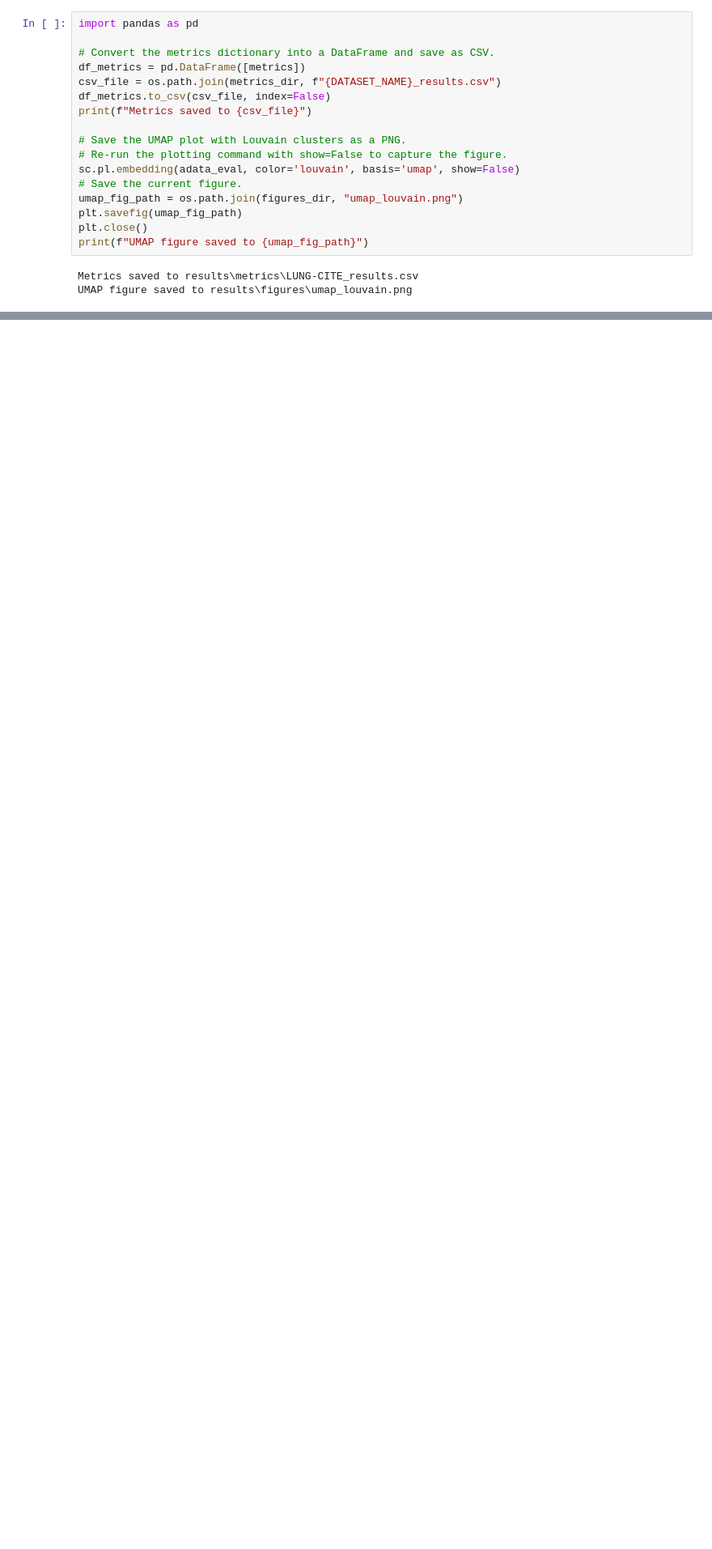
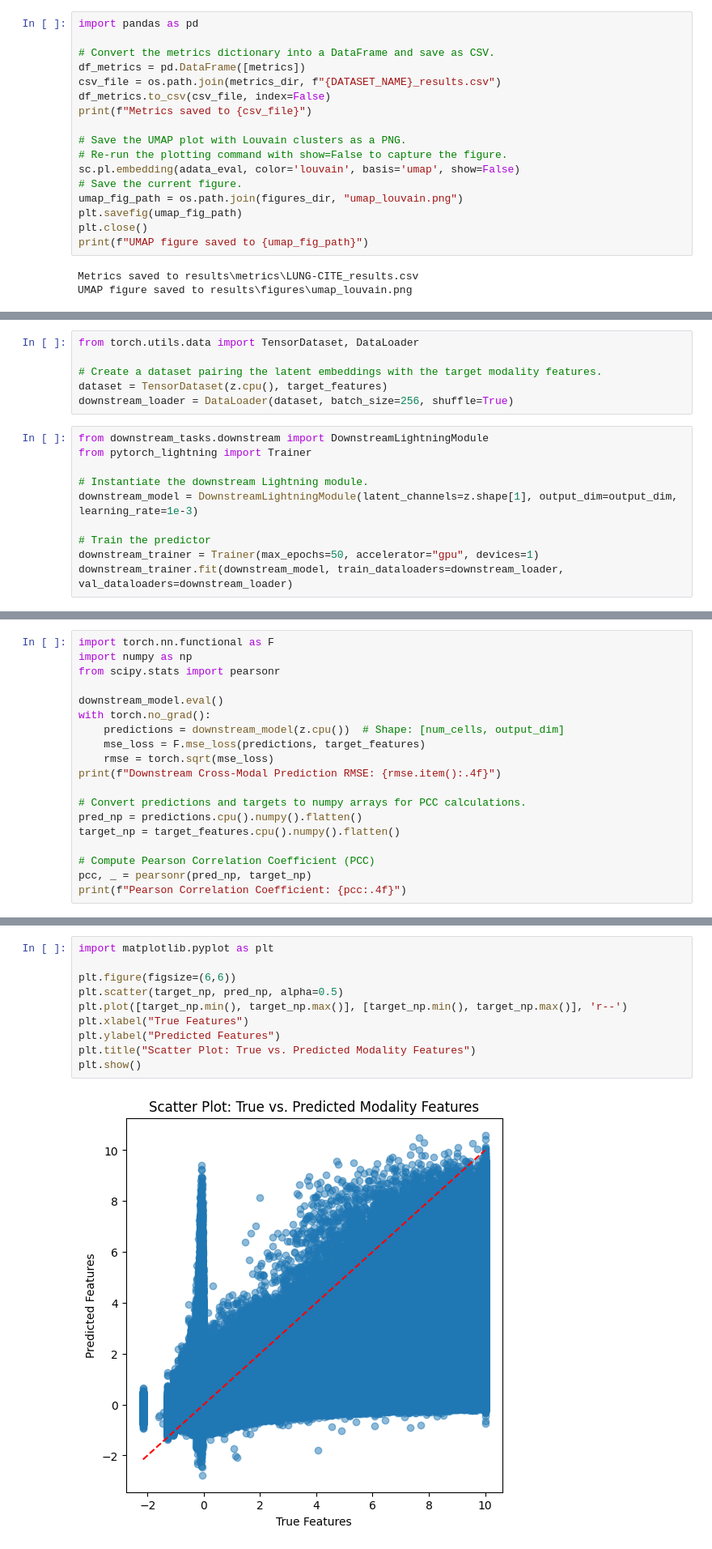
Before and after one commit to ZW471/MultiOmicsIntegration, a Jupyter notebook: evaluation/our_model_eval.ipynb, the cells around one changed output, grey strips where cells are left out. Shown at 81% size. Drawn from its saved outputs; the diff is of its cells as text; blank space fills up the shorter version.

Commit message:
add downstream task of predicting modality

```diff
--- a/evaluation/our_model_eval.ipynb
+++ b/evaluation/our_model_eval.ipynb
@@ -396,0 +405,16 @@ UMAP figure saved to results\figures\umap_louvain.png
+# %%
+from torch.utils.data import TensorDataset, DataLoader
+
+# Create a dataset pairing the latent embeddings with the target modality features.
+dataset = TensorDataset(z.cpu(), target_features)
+downstream_loader = DataLoader(dataset, batch_size=256, shuffle=True)
+# %%
+from downstream_tasks.downstream import DownstreamLightningModule
+from pytorch_lightning import Trainer
+
+# Instantiate the downstream Lightning module.
+downstream_model = DownstreamLightningModule(latent_channels=z.shape[1], output_dim=output_dim, learning_rate=1e-3)
+
+# Train the predictor
+downstream_trainer = Trainer(max_epochs=50, accelerator="gpu", devices=1)
+downstream_trainer.fit(downstream_model, train_dataloaders=downstream_loader, val_dataloaders=downstream_loader)
@@ -396,0 +438,19 @@ UMAP figure saved to results\figures\umap_louvain.png
+# %%
+import torch.nn.functional as F
+import numpy as np
+from scipy.stats import pearsonr
+
+downstream_model.eval()
+with torch.no_grad():
+    predictions = downstream_model(z.cpu())  # Shape: [num_cells, output_dim]
+    mse_loss = F.mse_loss(predictions, target_features)
+    rmse = torch.sqrt(mse_loss)
+print(f"Downstream Cross-Modal Prediction RMSE: {rmse.item():.4f}")
+
+# Convert predictions and targets to numpy arrays for PCC calculations.
+pred_np = predictions.cpu().numpy().flatten()
+target_np = target_features.cpu().numpy().flatten()
+
+# Compute Pearson Correlation Coefficient (PCC)
+pcc, _ = pearsonr(pred_np, target_np)
+print(f"Pearson Correlation Coefficient: {pcc:.4f}")
@@ -396,0 +460,12 @@ UMAP figure saved to results\figures\umap_louvain.png
+# %%
+import matplotlib.pyplot as plt
+
+plt.figure(figsize=(6,6))
+plt.scatter(target_np, pred_np, alpha=0.5)
+plt.plot([target_np.min(), target_np.max()], [target_np.min(), target_np.max()], 'r--')
+plt.xlabel("True Features")
+plt.ylabel("Predicted Features")
+plt.title("Scatter Plot: True vs. Predicted Modality Features")
+plt.show()
+# %% [output]
+[figure, added]
```
Also changed, not shown: parts of 11 cells of this notebook, 2 other files.
